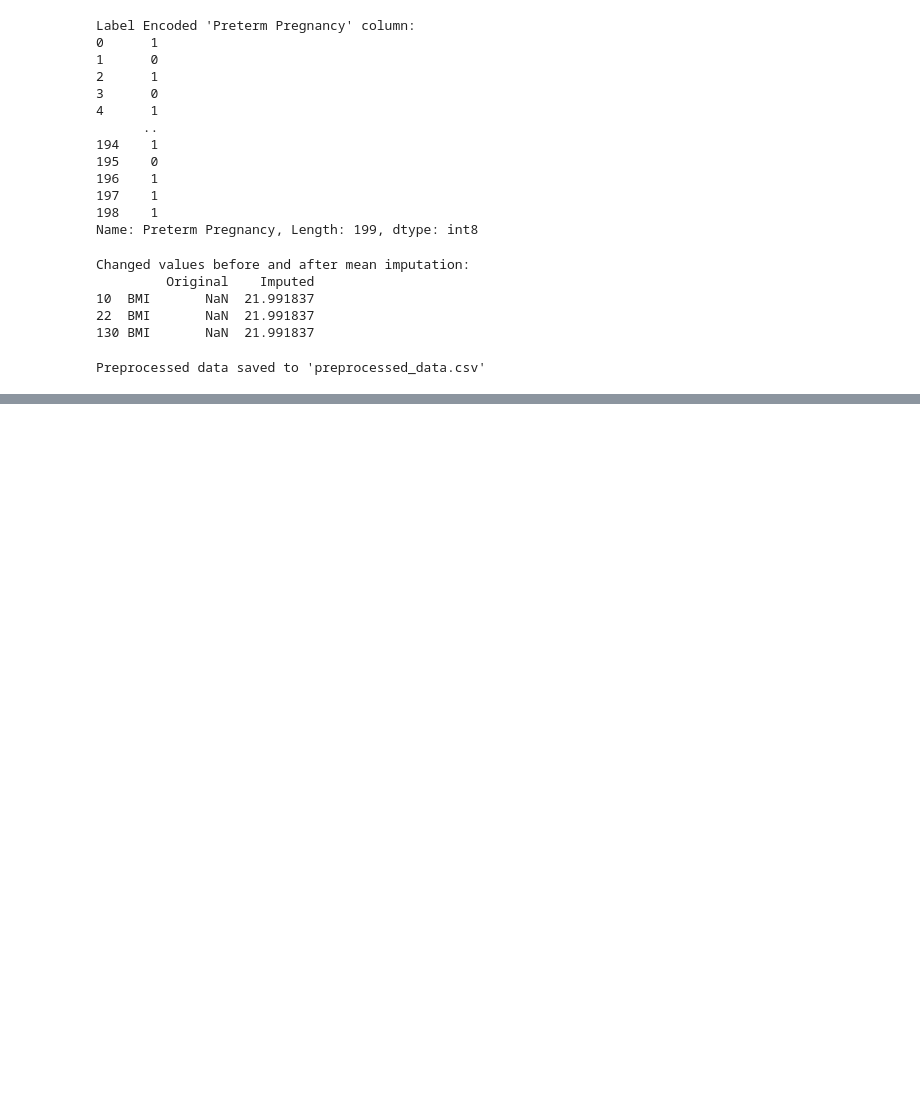
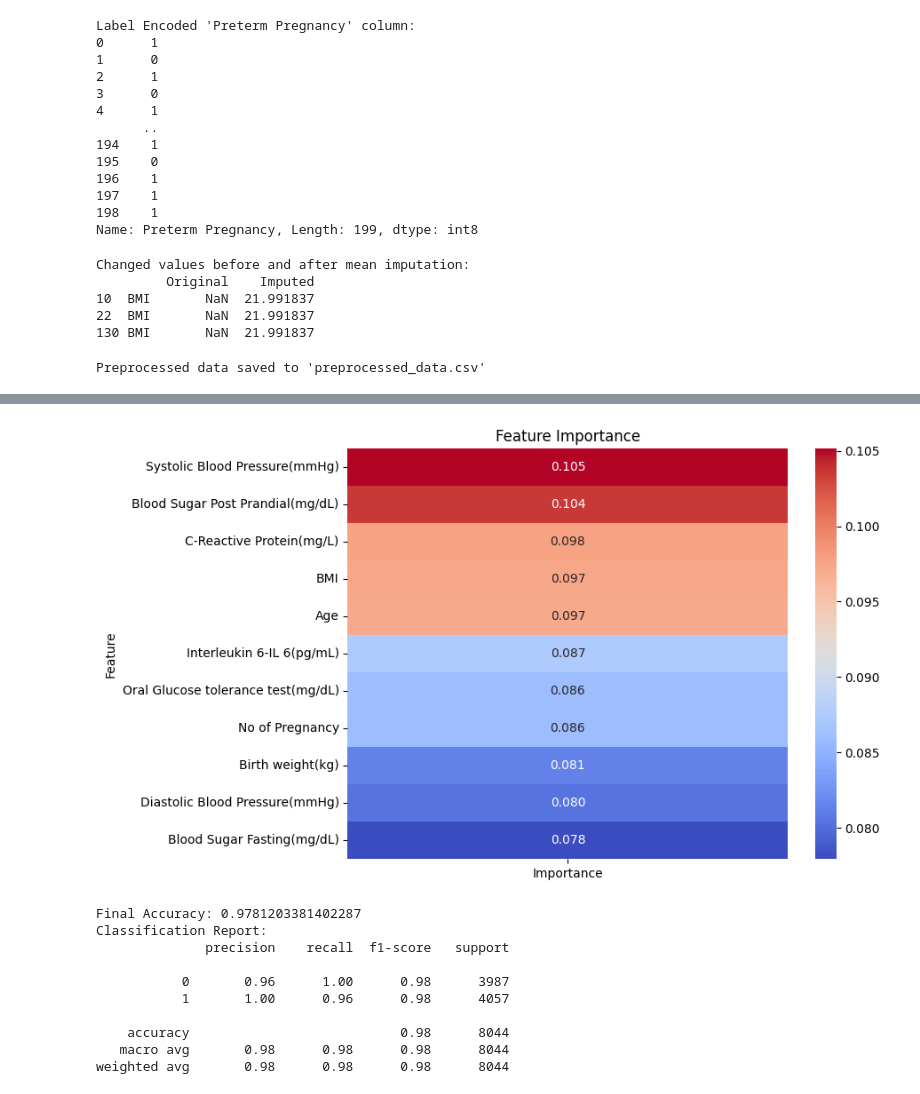
Before and after one commit to varsha-282/CIP, a Jupyter notebook: cipdemo.ipynb, the cells around one changed output, grey strips where cells are left out. Drawn from its saved outputs; the diff is of its cells as text; code cells hidden in the pictures; blank space fills up the shorter version.

```diff
--- a/cipdemo.ipynb
+++ b/cipdemo.ipynb
@@ -402,3 +402,72 @@ fig = vis.plot_optimization_history(study)
 fig.show()
 # %% [output]
 [interactive output not drawn]
+# %%
+import pandas as pd
+from pytorch_tabnet.tab_model import TabNetClassifier
+from sklearn.metrics import accuracy_score, confusion_matrix, classification_report
+import matplotlib.pyplot as plt
+import seaborn as sns
+import numpy as np
+
+# Load your CSV file
+data = pd.read_csv('balanced_dataset.csv')
+
+# Split into features and target
+X = data.drop(columns=['Preterm Pregnancy'])
+y = data['Preterm Pregnancy']
+
+# Define fixed hyperparameters with regularization
+fixed_params = {
+    "n_d": 25,
+    "n_a": 22,
+    "n_steps": 6,
+    "gamma": 0.3656150938326871,
+    "momentum": 0.0816254305857589,
+    "lambda_sparse": 0.05103010863006034,
+    "optimizer_params": {
+        "lr": 0.0018506127775402865,
+        "weight_decay": 5.376118014372652e-05
+    },
+    "mask_type": "entmax",
+}
+
+
+# Initialize TabNet model with fixed parameters
+model = TabNetClassifier(**fixed_params)
+
+# Train model with fixed parameters for 200 epochs
+model.fit(X.values, y.values, eval_set=[(X.values, y.values)],
+          eval_name=['train'], eval_metric=['accuracy'],
+          max_epochs=200,
+          batch_size=128, virtual_batch_size=32, num_workers=0, drop_last=False,
+          patience=-1)
+
+# Get feature importances from the trained model
+feature_importances = model.feature_importances_
+
+# Create a DataFrame to store feature importances
+feature_importance_df = pd.DataFrame({'Feature': X.columns, 'Importance': feature_importances})
+
+# Sort the DataFrame by Importance
+feature_importance_df = feature_importance_df.sort_values(by='Importance', ascending=False)
+
+# Plot the feature importance heatmap
+plt.figure(figsize=(8, 6))
+sns.heatmap(feature_importance_df.set_index('Feature'), cmap='coolwarm', annot=True, fmt=".3f")
+plt.title('Feature Importance')
+plt.show()
+
+# Predict on the entire dataset using the trained model
+y_pred = model.predict(X.values)
+
+# Calculate final accuracy
+final_accuracy = accuracy_score(y, y_pred)
+print("Final Accuracy:", final_accuracy)
+
+
+# Print classification report
+class_report = classification_report(y, y_pred)
+print("Classification Report:")
+print(class_report)
+# %% [output]
@@ -404,0 +495,11 @@ fig.show()
+[figure, added]
+Final Accuracy: 0.9781203381402287
+Classification Report:
+              precision    recall  f1-score   support
+
+           0       0.96      1.00      0.98      3987
+           1       1.00      0.96      0.98      4057
+
+    accuracy                           0.98      8044
+   macro avg       0.98      0.98      0.98      8044
+weighted avg       0.98      0.98      0.98      8044
```
Also changed, not shown: parts of 7 cells of this notebook.
